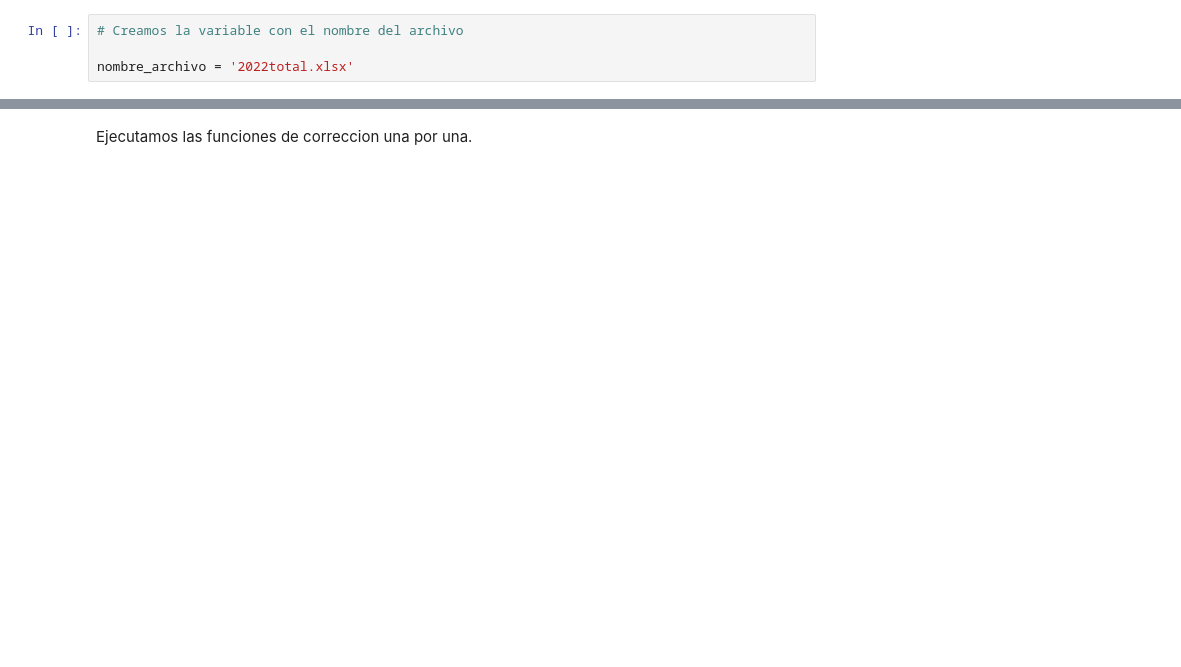
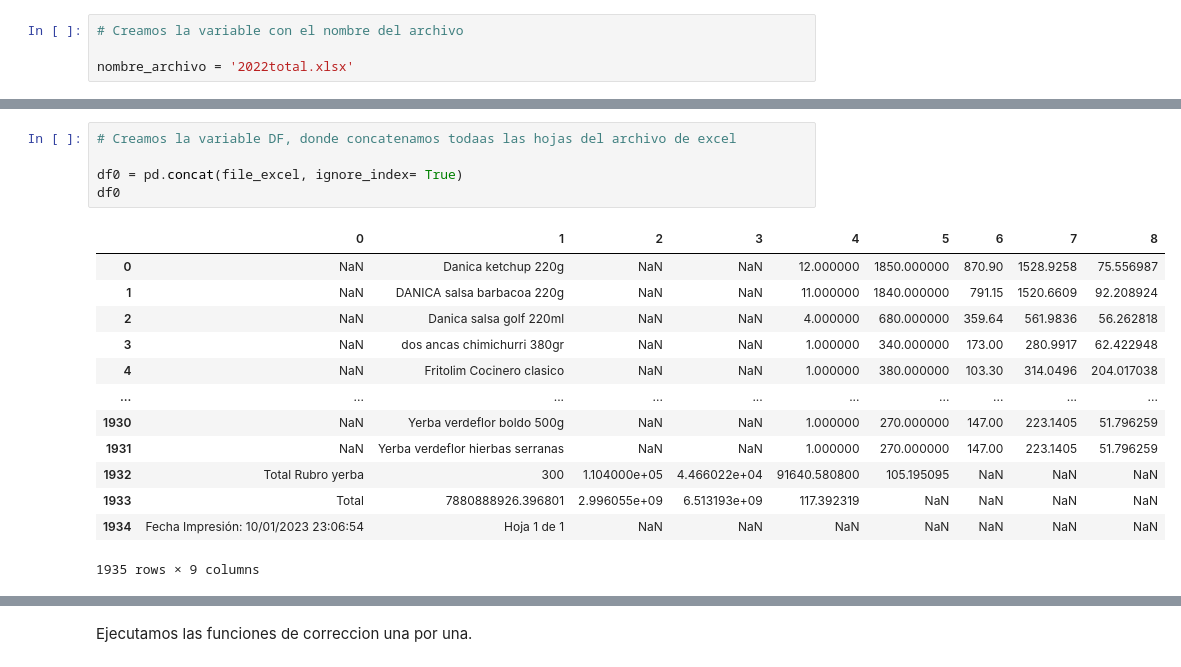
Before and after one commit to IamNiko/project_001, a Jupyter notebook: funciones/limpieza_exportaciones_CIF.ipynb, the cells around one changed output, grey strips where cells are left out. Drawn from its saved outputs; the diff is of its cells as text; blank space fills up the shorter version.

```diff
--- a/funciones/limpieza_exportaciones_CIF.ipynb
+++ b/funciones/limpieza_exportaciones_CIF.ipynb
@@ -17,3 +26,22 @@ df = pd.read_excel(f'data/{nombre_archivo}', na_values= 'NN')
+# %%
+# Creamos la variable DF, donde concatenamos todaas las hojas del archivo de excel
+
+df0 = pd.concat(file_excel, ignore_index= True)
+df0
+# %% [output]
+|  | 0 | 1 | 2 | 3 | 4 | 5 | 6 | 7 | 8 |
+| 0 | NaN | Danica ketchup 220g | NaN | NaN | 12.000000 | 1850.000000 | 870.90 | 1528.9258 | 75.556987 |
+| 1 | NaN | DANICA salsa barbacoa 220g | NaN | NaN | 11.000000 | 1840.000000 | 791.15 | 1520.6609 | 92.208924 |
+| 2 | NaN | Danica salsa golf 220ml | NaN | NaN | 4.000000 | 680.000000 | 359.64 | 561.9836 | 56.262818 |
+| 3 | NaN | dos ancas chimichurri 380gr | NaN | NaN | 1.000000 | 340.000000 | 173.00 | 280.9917 | 62.422948 |
+| 4 | NaN | Fritolim Cocinero clasico | NaN | NaN | 1.000000 | 380.000000 | 103.30 | 314.0496 | 204.017038 |
+| ... | ... | ... | ... | ... | ... | ... | ... | ... | ... |
+| 1930 | NaN | Yerba verdeflor boldo 500g | NaN | NaN | 1.000000 | 270.000000 | 147.00 | 223.1405 | 51.796259 |
+| 1931 | NaN | Yerba verdeflor hierbas serranas | NaN | NaN | 1.000000 | 270.000000 | 147.00 | 223.1405 | 51.796259 |
+| 1932 | Total Rubro yerba | 300 | 1.104000e+05 | 4.466022e+04 | 91640.580800 | 105.195095 | NaN | NaN | NaN |
+| 1933 | Total | 7880888926.396801 | 2.996055e+09 | 6.513193e+09 | 117.392319 | NaN | NaN | NaN | NaN |
+| 1934 | Fecha Impresión: 10/01/2023 23:06:54 | Hoja 1 de 1 | NaN | NaN | NaN | NaN | NaN | NaN | NaN |
+1935 rows × 9 columns
 # %%
 # Creamos una variable nueva llamada DF2 donde guardamos sobre una copia de DF, a su vez redondeamos a dos digitos los decimales:
 
```
Also changed, not shown: parts of 31 cells of this notebook, 6 other files.
